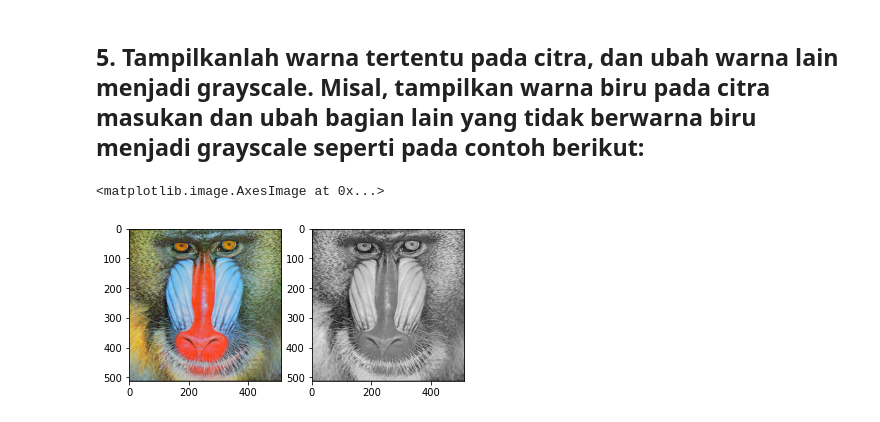
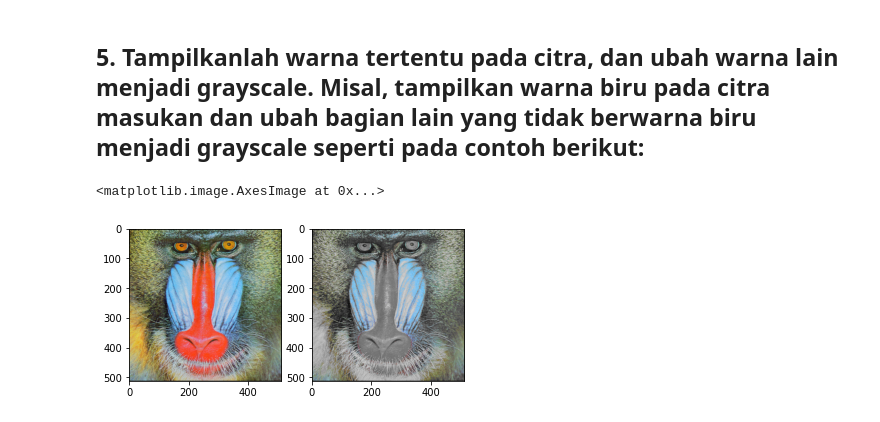
Before and after one commit to AhmadRafif22/PCVK_Genap_2023, a Jupyter notebook: Week3.ipynb, the cells around one changed output. Saved outputs shown, nothing was run; the diff lists cells and outputs as text; code cells hidden in the pictures.

```diff
--- a/Week3.ipynb
+++ b/Week3.ipynb
@@ -197,21 +197,24 @@ axarr[1].imshow(Luminance_image, cmap='gray')
 ## 5. Tampilkanlah warna tertentu pada citra, dan ubah warna lain menjadi grayscale. Misal, tampilkan warna biru pada citra masukan dan ubah bagian lain yang tidak berwarna biru menjadi grayscale seperti pada contoh berikut:
 # %%
 original5 = cv.imread('/content/drive/MyDrive/Kuliah/Semester 6/lain lain/PVCK/Pertemuan 3/mandrill.tiff')
+
+gray_image = cv.cvtColor(original5, cv.COLOR_BGR2GRAY)
+result = np.zeros_like(original5)
 original5 = cv.cvtColor(original5,cv.COLOR_BGR2RGB)
-final_image = np.zeros(original5.shape, original5.dtype)
 
-R = original5[:,:,0]
-G = original5[:,:,1]
-B = 0
-if(B > 200):
-  B = original5[:,:,2]
+#akses per piksel
+for y in range(original5.shape[0]):
+  for x in range(original5.shape[1]):
+     if original5[y,x,0] < 150 and original5[y,x,0] > 100 and original5[y,x,1] < 255 and original5[y,x,1] > 50 and original5[y,x,2] <255 and original5[y,x,2] > 50:
+       result[y,x,:] = original5[y,x,:]
+     else:
+       gray_value = gray_image[y,x]
+       result[y,x,:] = [gray_value, gray_value, gray_value]
 
-
-final_image = (0.2126 * R) + (0.7152 * G) + (0.0722 * B)
 
 f,axarr = plt.subplots(1,2)
 axarr[0].imshow(original5)
-axarr[1].imshow(final_image, cmap='gray')
+axarr[1].imshow(result)
 # %% [output]
 <matplotlib.image.AxesImage at 0x...>
-[figure, old version]
+[figure, new version]
```
